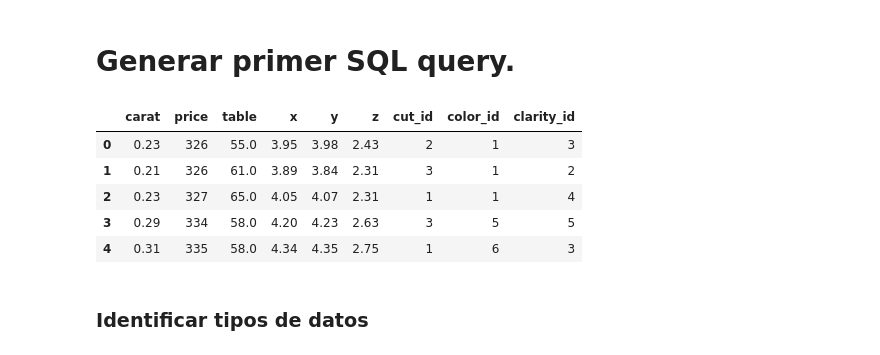
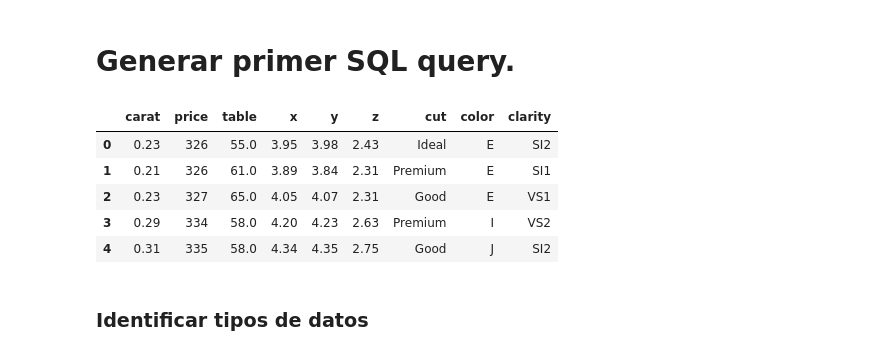
Before and after one commit to mauriciotinajero-ops/exploratory-data-analysis-597186, a Jupyter notebook: Exploratory Data Analysis.ipynb, the cells around one changed output. Cells and saved outputs as stored; diff of their text form; code cells hidden in the pictures.

```diff
--- a/Exploratory Data Analysis.ipynb
+++ b/Exploratory Data Analysis.ipynb
@@ -100,40 +100,35 @@ Columnas en la tabla 'Clarity':
 # %%
 # TODO: Crear la consulta SQL
 sql = """
 SELECT
     O.carat,
     O.price,
     "O"."table",
     O.x,
     O.y,
     O.z,
-    C.cut_id,
-    Co.color_id,
-    Cl.clarity_id
-
-FROM
-    Observation AS O
-JOIN
-    Cut AS C
-    ON O.cut_id = C.cut_id
-JOIN
-    Color AS Co
-    ON O.color_id = Co.color_id
-JOIN
-    Clarity AS Cl
-    ON O.clarity_id = Cl.clarity_id
+    C.cut,           -- El nombre del corte (string)
+    Co.color,        -- El nombre del color (string)
+    Cl.clarity       -- El nombre de la claridad (string)
+FROM Observation AS O
+JOIN Cut AS C
+    ON C.cut_id = O.cut_id
+JOIN Color AS Co
+    ON Co.color_id = O.color_id
+JOIN Clarity AS Cl
+    ON Cl.clarity_id = O.clarity_id
 """
 
 # TODO: Almacenar datos en dataframe (df)
 df = pd.read_sql_query(sql, db)
 df.head()
 # %% [output]
-|  | carat | price | table | x | y | z | cut_id | color_id | clarity_id |
-| 0 | 0.23 | 326 | 55.0 | 3.95 | 3.98 | 2.43 | 2 | 1 | 3 |
-| 1 | 0.21 | 326 | 61.0 | 3.89 | 3.84 | 2.31 | 3 | 1 | 2 |
-| 2 | 0.23 | 327 | 65.0 | 4.05 | 4.07 | 2.31 | 1 | 1 | 4 |
-| 3 | 0.29 | 334 | 58.0 | 4.20 | 4.23 | 2.63 | 3 | 5 | 5 |
-| 4 | 0.31 | 335 | 58.0 | 4.34 | 4.35 | 2.75 | 1 | 6 | 3 |
+|  | carat | price | table | x | y | z | cut | color | clarity |
+| 0 | 0.23 | 326 | 55.0 | 3.95 | 3.98 | 2.43 | Ideal | E | SI2 |
+| 1 | 0.21 | 326 | 61.0 | 3.89 | 3.84 | 2.31 | Premium | E | SI1 |
+| 2 | 0.23 | 327 | 65.0 | 4.05 | 4.07 | 2.31 | Good | E | VS1 |
+| 3 | 0.29 | 334 | 58.0 | 4.20 | 4.23 | 2.63 | Premium | I | VS2 |
+| 4 | 0.31 | 335 | 58.0 | 4.34 | 4.35 | 2.75 | Good | J | SI2 |
 # %% [markdown]
 ### Identificar tipos de datos
 # %%
```
Also changed, not shown: parts of 6 cells of this notebook.
